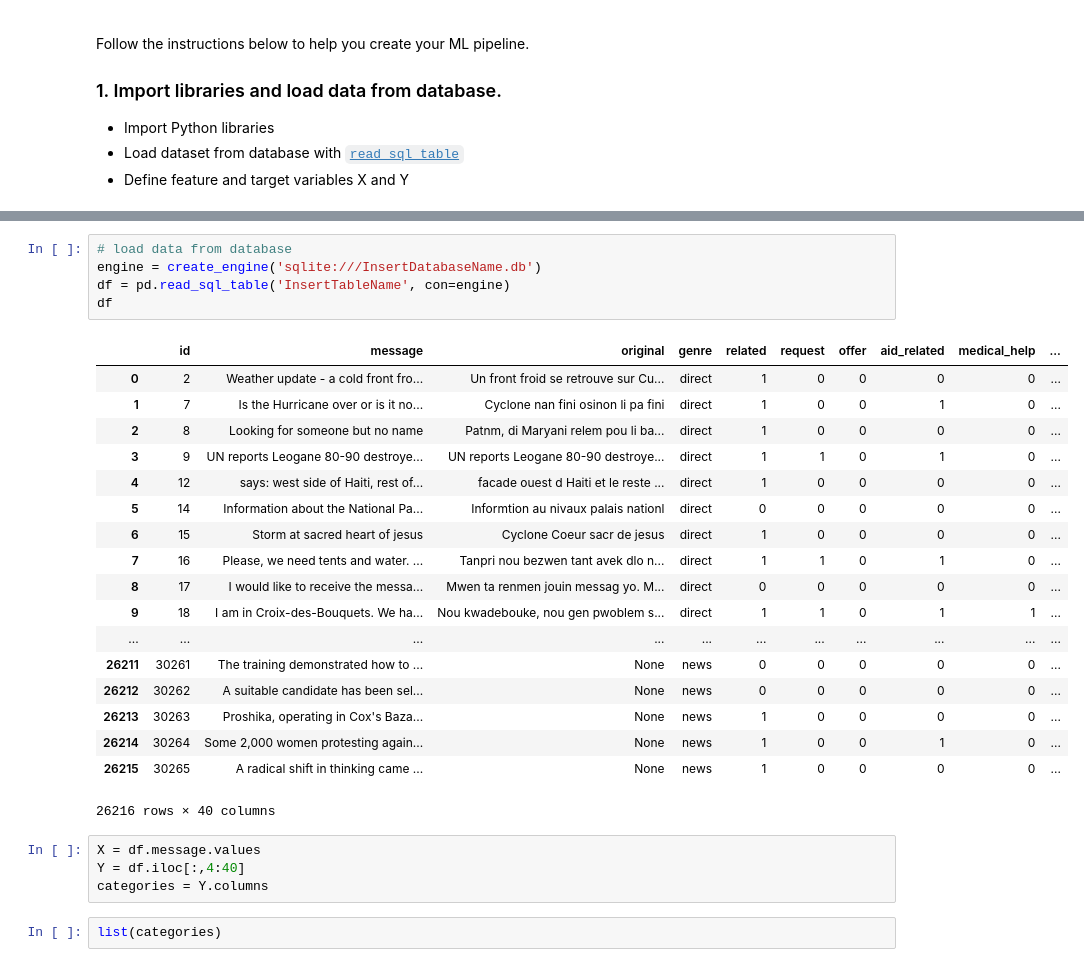
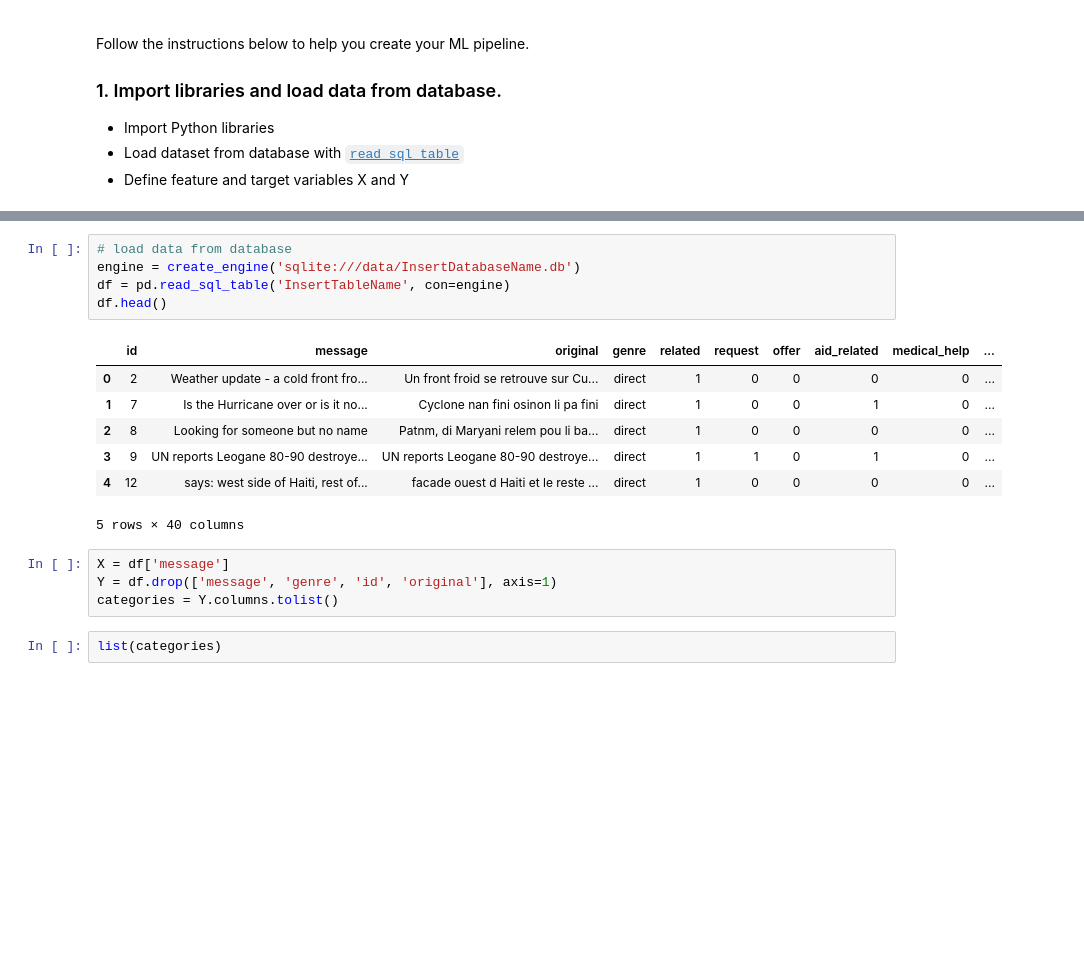
Before and after one commit to rajatsharma369007/Disaster_Response_Pipeline, a Jupyter notebook: ML Pipeline Preparation.ipynb, the cells around one changed output, grey strips where cells are left out. Drawn from its saved outputs; the diff is of its cells as text; blank space fills up the shorter version.

```diff
--- a/ML Pipeline Preparation.ipynb
+++ b/ML Pipeline Preparation.ipynb
@@ -33,31 +29,20 @@ from sklearn.model_selection import train_test_split
 # %%
 # load data from database
-engine = create_engine('sqlite:///InsertDatabaseName.db')
+engine = create_engine('sqlite:///data/InsertDatabaseName.db')
 df = pd.read_sql_table('InsertTableName', con=engine)
-df
+df.head()
 # %% [output]
 |  | id | message | original | genre | related | request | offer | aid_related | medical_help | ... |
 | 0 | 2 | Weather update - a cold front fro... | Un front froid se retrouve sur Cu... | direct | 1 | 0 | 0 | 0 | 0 | ... |
 | 1 | 7 | Is the Hurricane over or is it no... | Cyclone nan fini osinon li pa fini | direct | 1 | 0 | 0 | 1 | 0 | ... |
 | 2 | 8 | Looking for someone but no name | Patnm, di Maryani relem pou li ba... | direct | 1 | 0 | 0 | 0 | 0 | ... |
 | 3 | 9 | UN reports Leogane 80-90 destroye... | UN reports Leogane 80-90 destroye... | direct | 1 | 1 | 0 | 1 | 0 | ... |
 | 4 | 12 | says: west side of Haiti, rest of... | facade ouest d Haiti et le reste ... | direct | 1 | 0 | 0 | 0 | 0 | ... |
-| 5 | 14 | Information about the National Pa... | Informtion au nivaux palais nationl | direct | 0 | 0 | 0 | 0 | 0 | ... |
-| 6 | 15 | Storm at sacred heart of jesus | Cyclone Coeur sacr de jesus | direct | 1 | 0 | 0 | 0 | 0 | ... |
-| 7 | 16 | Please, we need tents and water. ... | Tanpri nou bezwen tant avek dlo n... | direct | 1 | 1 | 0 | 1 | 0 | ... |
-| 8 | 17 | I would like to receive the messa... | Mwen ta renmen jouin messag yo. M... | direct | 0 | 0 | 0 | 0 | 0 | ... |
-| 9 | 18 | I am in Croix-des-Bouquets. We ha... | Nou kwadebouke, nou gen pwoblem s... | direct | 1 | 1 | 0 | 1 | 1 | ... |
-| ... | ... | ... | ... | ... | ... | ... | ... | ... | ... | ... |
-| 26211 | 30261 | The training demonstrated how to ... | None | news | 0 | 0 | 0 | 0 | 0 | ... |
-| 26212 | 30262 | A suitable candidate has been sel... | None | news | 0 | 0 | 0 | 0 | 0 | ... |
-| 26213 | 30263 | Proshika, operating in Cox's Baza... | None | news | 1 | 0 | 0 | 0 | 0 | ... |
-| 26214 | 30264 | Some 2,000 women protesting again... | None | news | 1 | 0 | 0 | 1 | 0 | ... |
-| 26215 | 30265 | A radical shift in thinking came ... | None | news | 1 | 0 | 0 | 0 | 0 | ... |
-26216 rows × 40 columns
+5 rows × 40 columns
 # %%
-X = df.message.values
-Y = df.iloc[:,4:40]
-categories = Y.columns
+X = df['message']
+Y = df.drop(['message', 'genre', 'id', 'original'], axis=1)
+categories = Y.columns.tolist()
 # %%
 list(categories)
 # %% [output]
```
Also changed, not shown: parts of 26 cells of this notebook, 1 other file.
